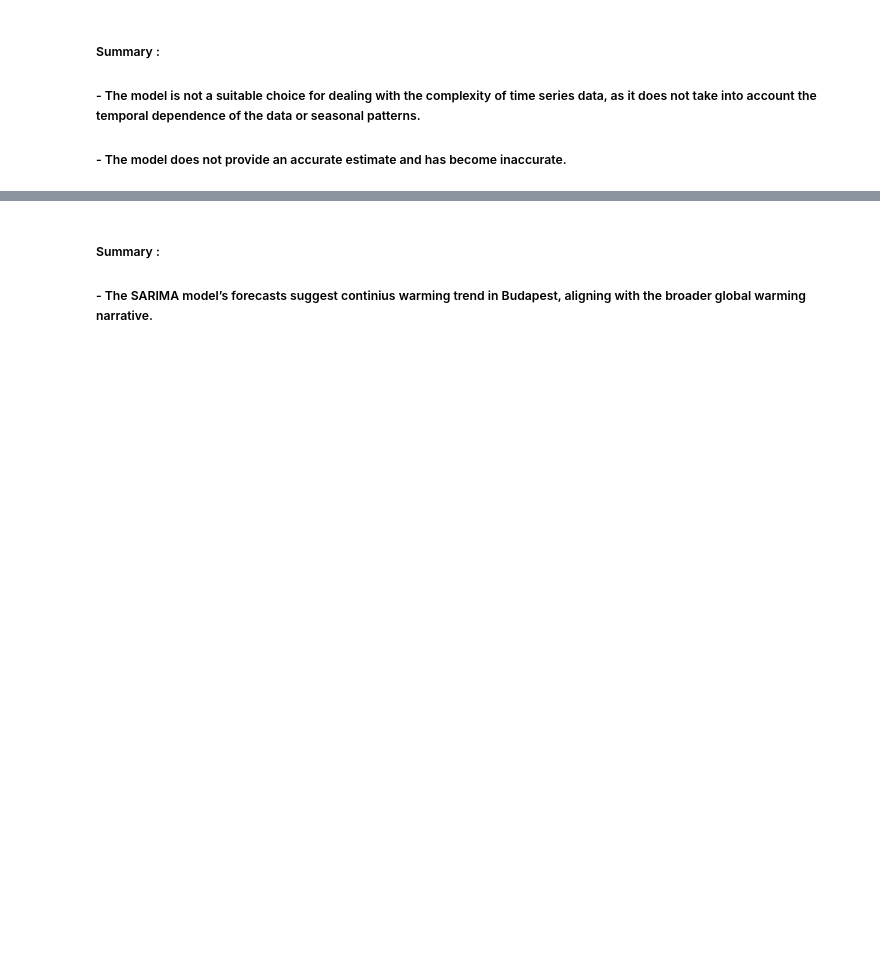
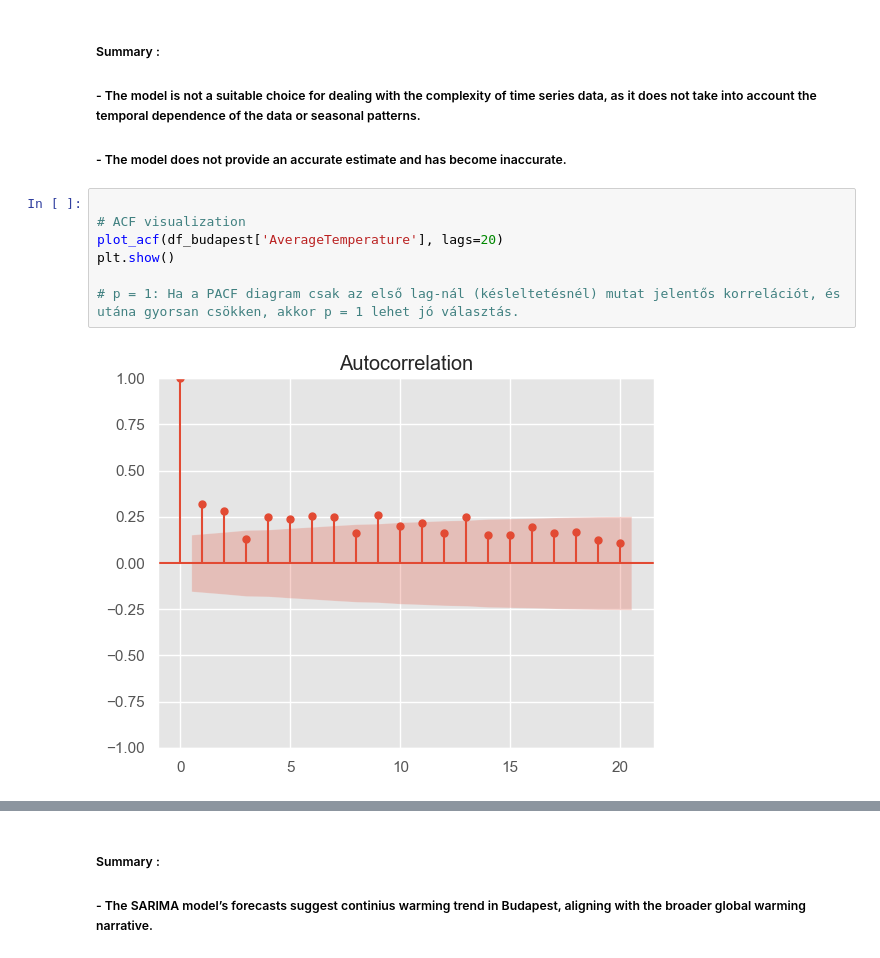
Before and after one commit to bankimiki1/ProjectI_source, a Jupyter notebook: Data_visualization_and_prediction.ipynb, the cells around one changed output, grey strips where cells are left out. Cells and saved outputs as stored; diff of their text form; blank space fills up the shorter version.

```diff
--- a/Data_visualization_and_prediction.ipynb
+++ b/Data_visualization_and_prediction.ipynb
@@ -183,3 +184,12 @@ The accuracy is : 15.55%
 ##### Summary :
 #####  - The model is not a suitable choice for dealing with the complexity of time series data, as it does not take into account the temporal dependence of the data or  seasonal patterns.
 #####  - The model does not provide an accurate estimate and has become inaccurate.
+# %%
+
+# ACF visualization
+plot_acf(df_budapest['AverageTemperature'], lags=20)
+plt.show()
+
+# p = 1: Ha a PACF diagram csak az első lag-nál (késleltetésnél) mutat jelentős korrelációt, és utána gyorsan csökken, akkor p = 1 lehet jó választás.
+# %% [output]
+[figure, added]
```
Also changed, not shown: parts of 5 cells of this notebook.
